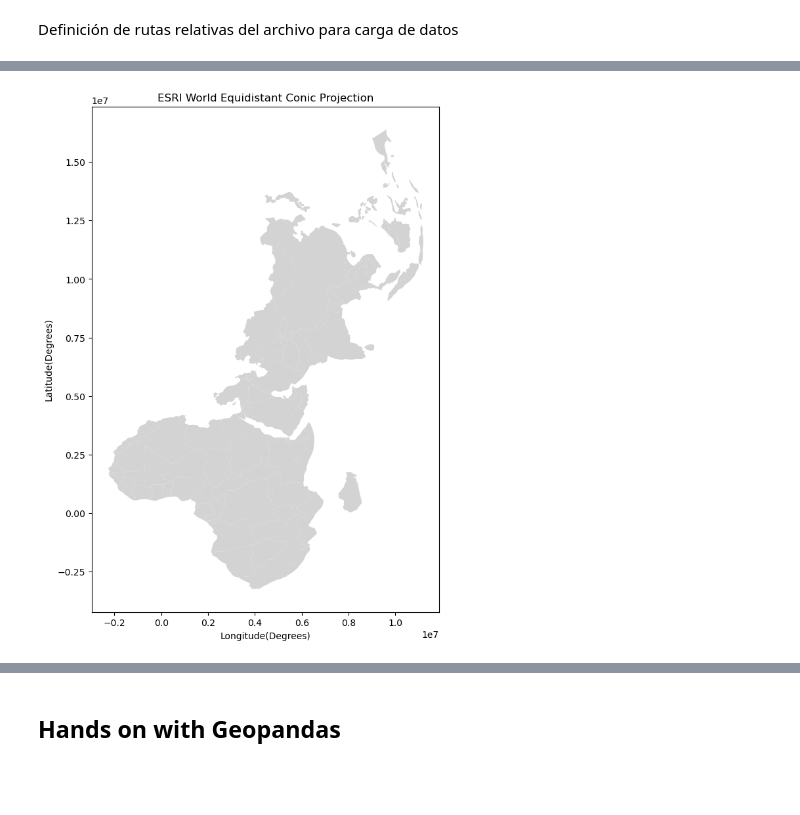
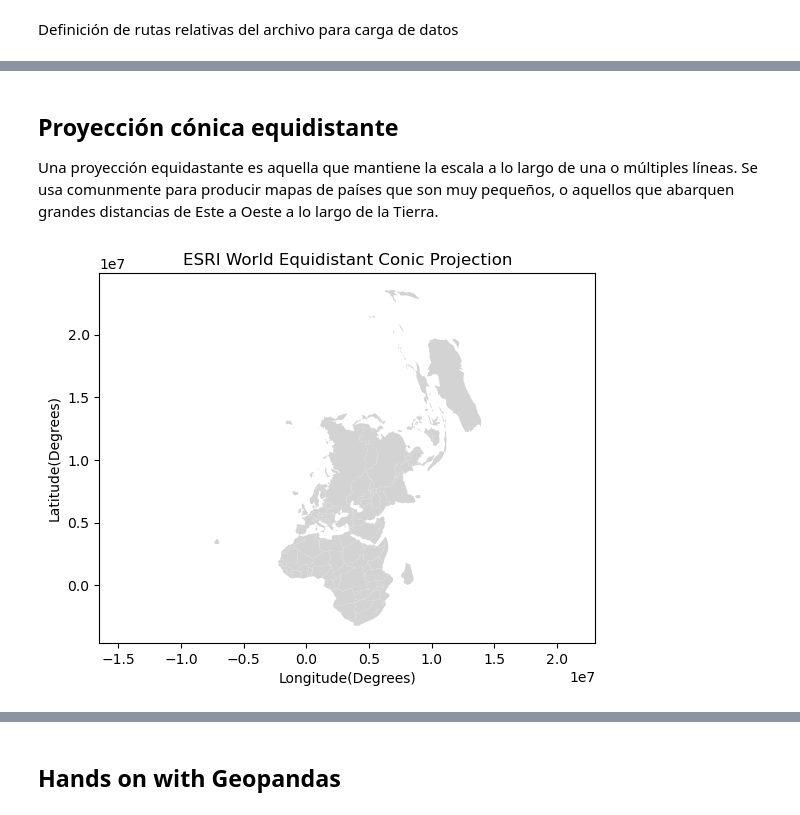
Before and after one commit to CAMM961001/geospatial_data_science, a Jupyter notebook: Chapter03/gcs_pcs.ipynb, the cells around one changed output, grey strips where cells are left out. Cells and saved outputs as stored; diff of their text form; code cells hidden in the pictures; blank space fills up the shorter version.

```diff
--- a/Chapter03/gcs_pcs.ipynb
+++ b/Chapter03/gcs_pcs.ipynb
@@ -26,10 +26,13 @@ Carga de datos
 # %%
-world  = gpd.read_file(filename=gpd.datasets.get_path("naturalearth_lowres"))
+# Shapefile de datos globales
+world  = gpd.read_file(
+    filename=gpd.datasets.get_path("naturalearth_lowres"))
 
+# Shapefile de capitales
 capitals = gpd.read_file(
     filename=os.path.join(data_path, 'ne_110m_populated_places', 'ne_110m_populated_places.shp'))
-
 capitals = capitals[capitals["FEATURECLA"]=="Admin-0 capital"]
 
+# Shapefile de
 grat = gpd.read_file(
     filename=os.path.join(data_path, 'Graticule', 'ne_110m_graticules_10.shp'))
@@ -36,2 +41,2 @@ grat = gpd.read_file(
 # %%
-africa = world[world['continent'].isin(['Africa', 'Asia'])]
+world_mask = world[world['continent'].isin(['Oceania','Africa','Asia','Europe'])]
@@ -79,11 +115,24 @@ plt.show()
+# %% [markdown]
+## Proyección cónica equidistante
+
+Una proyección equidastante es aquella que mantiene la escala a lo largo de una o múltiples líneas. Se usa comunmente para producir mapas de países que son muy pequeños, o aquellos que abarquen grandes distancias de Este a Oeste a lo largo de la Tierra.
 # %%
-africa_54027 = africa.to_crs('ESRI:54027')
-fig, ax = plt.subplots(figsize=(12,10))
-africa_54027.plot(ax=ax, color="lightgray")
+# Datos de visualización
+world_54027 = world_mask.to_crs('ESRI:54027')
 
-ax.set(xlabel="Longitude(Degrees)",
- ylabel="Latitude(Degrees)",
- title="ESRI World Equidistant Conic Projection")
+# Configuraciones de figura
+fig, ax = plt.subplots()
+
+# Elementos de visualización
+world_54027.plot(ax=ax, color="lightgray")
+
+# Anotaciones y estilo
+ax.set(
+    xlabel="Longitude(Degrees)"
+    ,ylabel="Latitude(Degrees)"
+    ,title="ESRI World Equidistant Conic Projection")
+plt.axis('equal')
+
 plt.show()
 # %% [output]
-[figure, old version]
+[figure, new version]
```
Also changed, not shown: parts of 10 cells of this notebook.
